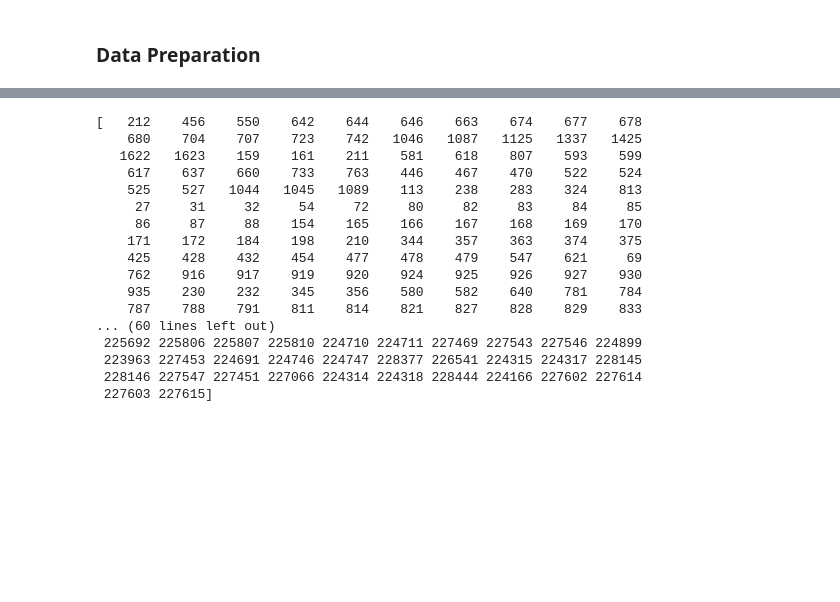
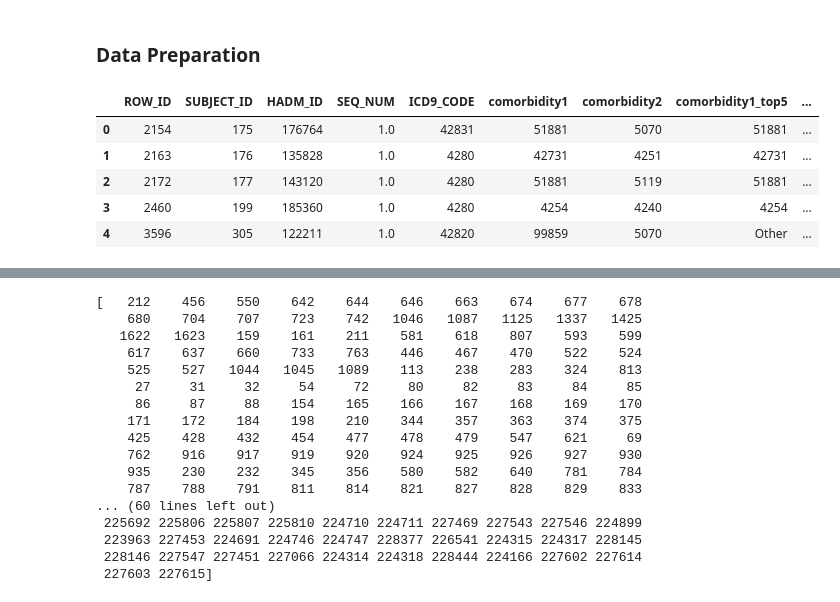
Before and after one commit to ossclaudia/Machine-Learning-2, a Jupyter notebook: projeto.ipynb, the cells around one changed output, grey strips where cells are left out. Drawn from its saved outputs; the diff is of its cells as text; code cells hidden in the pictures; blank space fills up the shorter version.

```diff
--- a/projeto.ipynb
+++ b/projeto.ipynb
@@ -198,2 +214,44 @@ Columns of Chart Events: Index(['ROW_ID', 'SUBJECT_ID', 'HADM_ID', 'ICUSTAY_ID',
 # %% [markdown]
 ### Data Preparation
+# %%
+top5 = diagnoses_disease['comorbidity1'].value_counts().index[:5]
+
+# Create a new column for dummies but only for those top 5
+diagnoses_disease['comorbidity1_top5'] = diagnoses_disease['comorbidity1'].where(
+    diagnoses_disease['comorbidity1'].isin(top5), other='Other'
+)
+
+# Create dummies (excluding 'Other' if you want to drop it)
+dummies = pd.get_dummies(diagnoses_disease['comorbidity1_top5'], prefix='comorbidity1')
+
+# Optionally drop the 'Other' column (you can skip this line if you want to keep it)
+dummies = dummies.drop(columns=['comorbidity1_Other'], errors='ignore')
+
+# Concatenate back to the dataframe
+diagnoses_disease = pd.concat([diagnoses_disease, dummies], axis=1)
+# %%
+top5 = diagnoses_disease['comorbidity2'].value_counts().index[:5]
+
+# Create a new column for dummies but only for those top 5
+diagnoses_disease['comorbidity2_top5'] = diagnoses_disease['comorbidity2'].where(
+    diagnoses_disease['comorbidity2'].isin(top5), other='Other'
+)
+
+# Create dummies (excluding 'Other' if you want to drop it)
+dummies = pd.get_dummies(diagnoses_disease['comorbidity2_top5'], prefix='comorbidity2')
+
+# Optionally drop the 'Other' column (you can skip this line if you want to keep it)
+dummies = dummies.drop(columns=['comorbidity2_Other'], errors='ignore')
+
+# Concatenate back to the dataframe
+diagnoses_disease = pd.concat([diagnoses_disease, dummies], axis=1)
+# %%
+len(diagnoses_disease)
+diagnoses_disease.head()
+# %% [output]
+|  | ROW_ID | SUBJECT_ID | HADM_ID | SEQ_NUM | ICD9_CODE | comorbidity1 | comorbidity2 | comorbidity1_top5 | ... |
+| 0 | 2154 | 175 | 176764 | 1.0 | 42831 | 51881 | 5070 | 51881 | ... |
+| 1 | 2163 | 176 | 135828 | 1.0 | 4280 | 42731 | 4251 | 42731 | ... |
+| 2 | 2172 | 177 | 143120 | 1.0 | 4280 | 51881 | 5119 | 51881 | ... |
+| 3 | 2460 | 199 | 185360 | 1.0 | 4280 | 4254 | 4240 | 4254 | ... |
+| 4 | 3596 | 305 | 122211 | 1.0 | 42820 | 99859 | 5070 | Other | ... |
```
Also changed, not shown: parts of 30 cells of this notebook, 1 other file.
